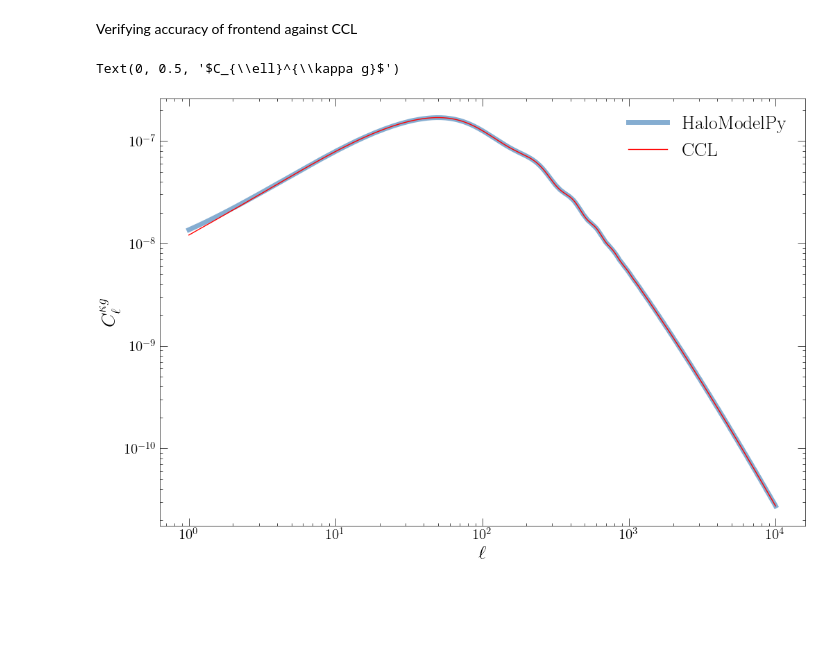
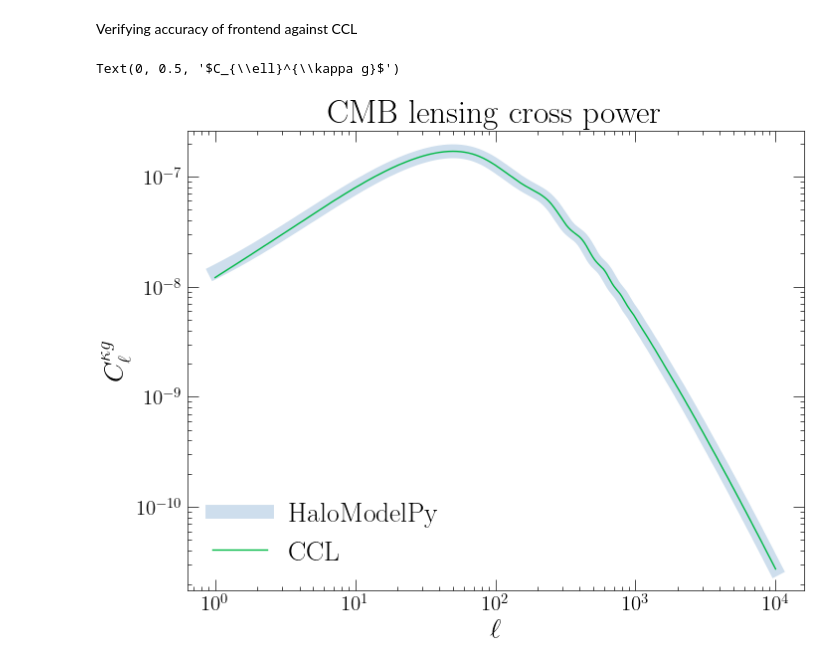
Before and after one commit to gpetter/HaloModelPy, a Jupyter notebook: notebooks/compare2_CCL.ipynb, the cells around one changed output. Drawn from its saved outputs; the diff is of its cells as text; code cells hidden in the pictures; blank space fills up the shorter version.

```diff
--- a/notebooks/compare2_CCL.ipynb
+++ b/notebooks/compare2_CCL.ipynb
@@ -19,19 +20,20 @@ ell = np.logspace(0, 4, 10000)
 # %%
 # a CCL unbiased matter "tracer"
 clu1 = ccl.NumberCountsTracer(cclob.cosmo, has_rsd=False, dndz=dndz, bias=(dndz[0], np.ones_like(dndz[0])))
 # CCL CMB lensing tracer
 cmbl = ccl.CMBLensingTracer(cclob.cosmo, z_source=1090.)
 # get power
 cls_cmb_cross_lens1 = ccl.angular_cl(cclob.cosmo, clu1, cmbl, ell)
+
+
+# get power in halomodelpy
+plt.loglog(ell, hmob.get_c_ell_kg(ell), linewidth=10, alpha=0.2, label='HaloModelPy')
+plt.loglog(ell, cls_cmb_cross_lens1, label='CCL')
+plt.legend()
+plt.title('CMB lensing cross power')
+plt.xlabel(r'$\ell$')
+plt.ylabel(r'$C_{\ell}^{\kappa g}$')
+# %% [output]
+Text(0, 0.5, '$C_{\\ell}^{\\kappa g}$')
+[figure, added]
-# %%
-plt.figure(figsize=(12,8))
-# get power in halomodelpy
-plt.loglog(ell, hmob.get_c_ell_kg(ell), linewidth=5, alpha=0.5, label='HaloModelPy')
-plt.loglog(ell, cls_cmb_cross_lens1, c='r', label='CCL')
-plt.legend()
-plt.xlabel(r'$\ell$')
-plt.ylabel(r'$C_{\ell}^{\kappa g}$')
-# %% [output]
-Text(0, 0.5, '$C_{\\ell}^{\\kappa g}$')
-[figure, removed]
 # %%
```
Also changed, not shown: parts of 12 cells of this notebook, 8 other files.
